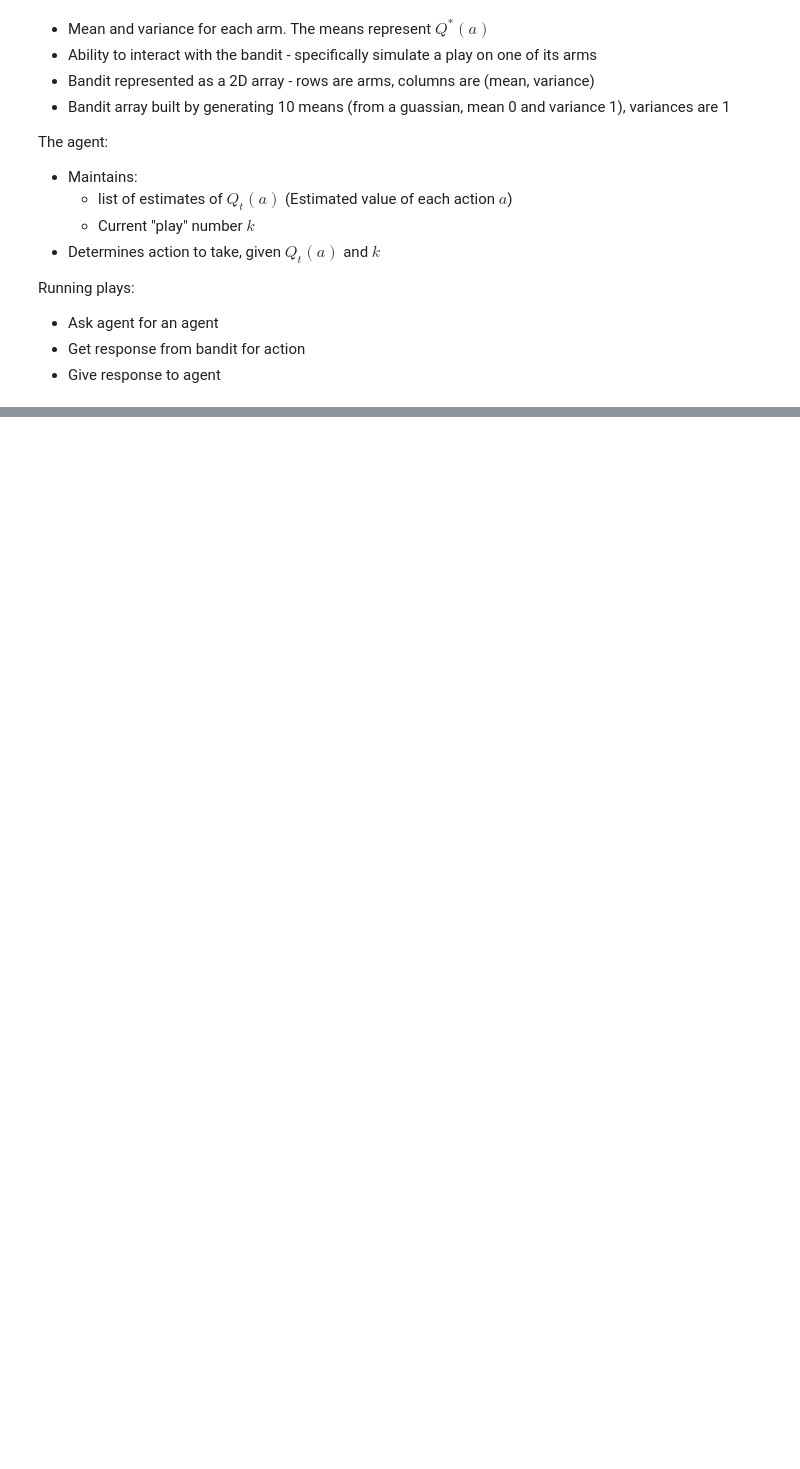
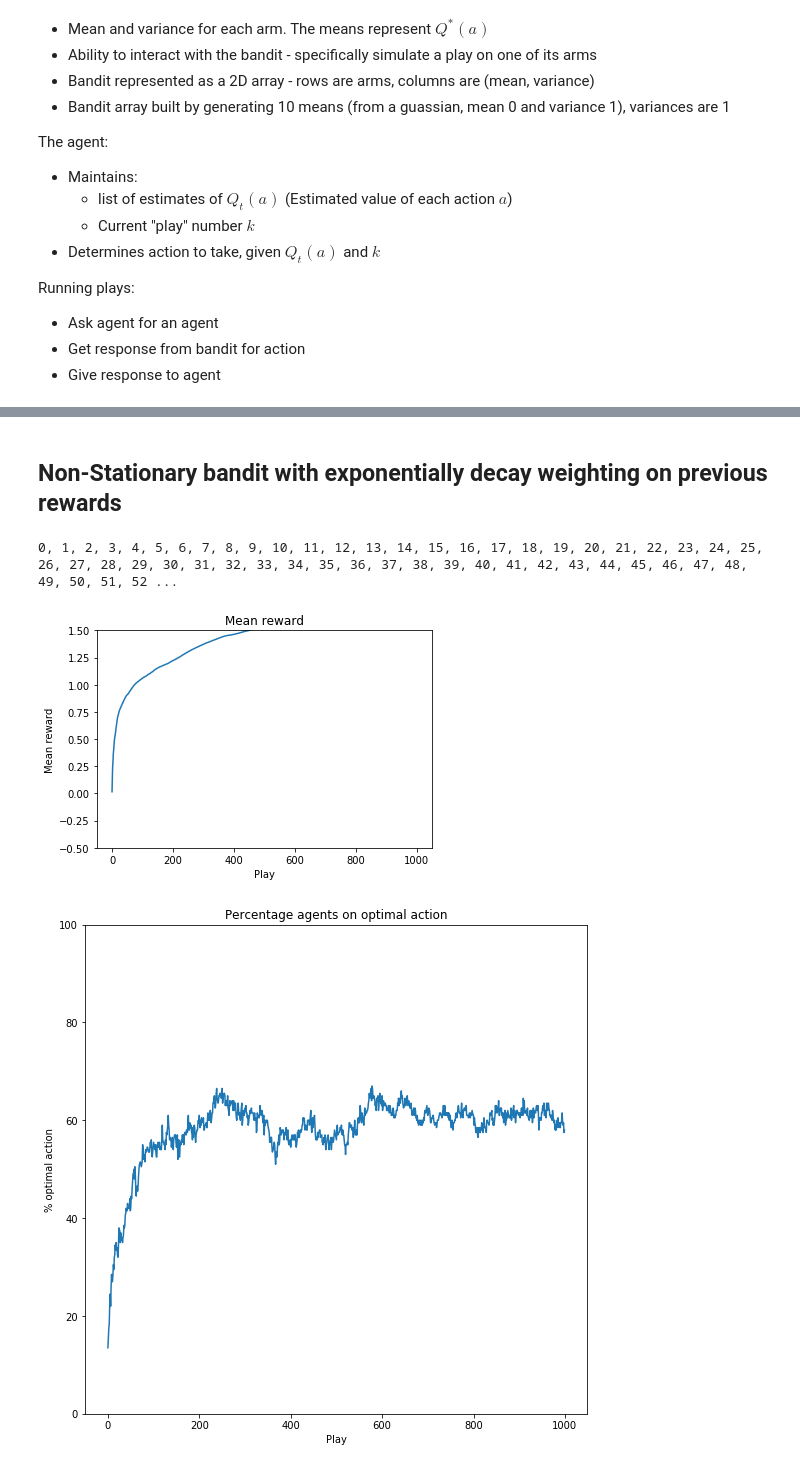
Before and after one commit to samdjstephens/reinforce, a Jupyter notebook: 10 Armed Bandit.ipynb, the cells around one changed output, grey strips where cells are left out. Saved outputs shown, nothing was run; the diff lists cells and outputs as text; code cells hidden in the pictures; blank space fills up the shorter version.

```diff
--- a/10 Armed Bandit.ipynb
+++ b/10 Armed Bandit.ipynb
@@ -42,3 +50,14 @@ def make_bandit(n_bandits, mean_reward_mean=0, var_reward_mean=1, mean_reward_va
+# %%
+class NonStationaryBandit(Bandit):
+    def get_response(self, arm_index):
+        """Update the arm means after each"""
+        response = super().get_response(arm_index)
+        new_mean_vars = []
+        for mean, var in self.mean_variances:
+            mean = mean * (1 + np.random.uniform(-0.1, 0.1))
+            new_mean_vars.append((mean, var))
+        self.mean_variances = new_mean_vars
+        return response
 # %%
 class Agent(object):
     def __init__(self, estimated_action_values, explore_chance=0):
@@ -137,0 +167,12 @@ plt.show()
+# %% [markdown]
+## Non-Stationary bandit with exponentially decay weighting on previous rewards
+# %%
+ns_reward_avg, ns_optimal_actions = run(bandit_factory=partial(make_bandit, 10, BanditType=NonStationaryBandit),
+                                        agent_factory=partial(make_agent, 10, 0, 0.1))
+# %% [output]
+0, 1, 2, 3, 4, 5, 6, 7, 8, 9, 10, 11, 12, 13, 14, 15, 16, 17, 18, 19, 20, 21, 22, 23, 24, 25, 26, 27, 28, 29, 30, 31, 32, 33, 34, 35, 36, 37, 38, 39, 40, 41, 42, 43, 44, 45, 46, 47, 48, 49, 50, 51, 52 ...
+# %%
+plot_agent_stats(ns_reward_avg, ns_optimal_actions)
+# %% [output]
+[figure, added]
+[figure, added]
```
Also changed, not shown: parts of 9 cells of this notebook, 1 other file.
